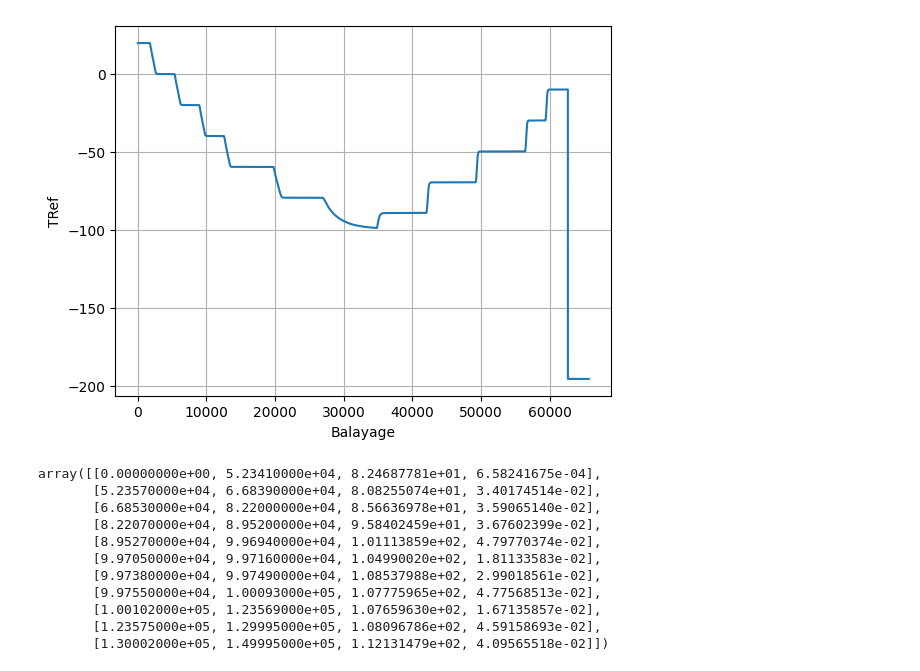
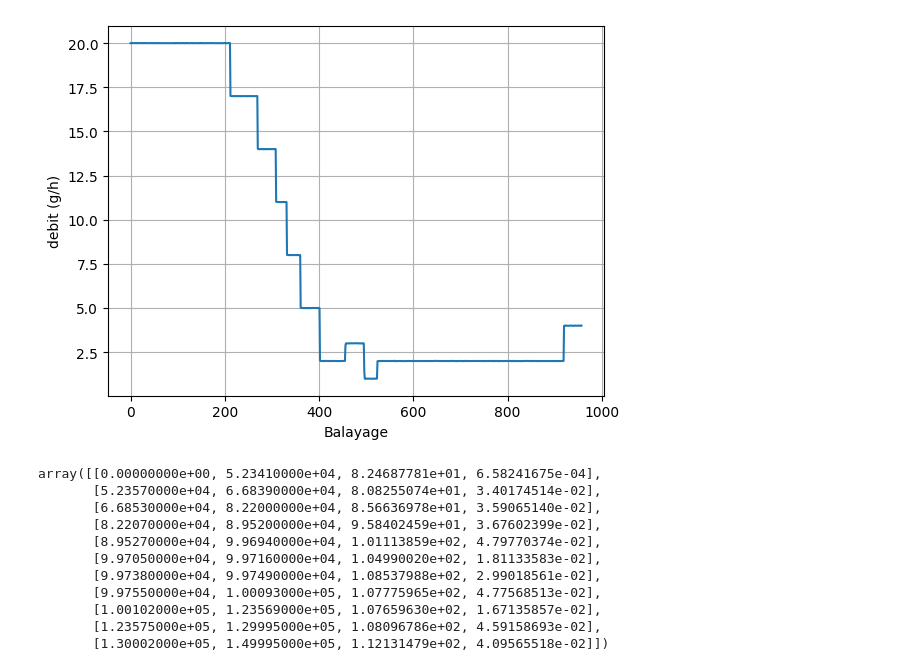
Before and after one commit to MatLD33/Projet-Info, a Jupyter notebook: lecture.ipynb, the cells around one changed output. Drawn from its saved outputs; the diff is of its cells as text; code cells hidden in the pictures.

```diff
--- a/lecture.ipynb
+++ b/lecture.ipynb
@@ -37,9 +37,9 @@ def plot_csv(path):
     plt.savefig('Plot\\'+new_name(path,'png'))
     plt.show()
 # %%
-plot_csv("Data\\Calne.csv")
+plot_csv("Data\\debit.csv")
 # %% [output]
-[figure, old version]
+[figure, new version]
 # %%
 def detect_stable_stage(path, precision=0.1, window_size=100, plot=False) :
     data = pd.read_csv(path, index_col='Bal', delimiter=';')
```
Also changed, not shown: parts of 2 cells of this notebook, 1 other file.
